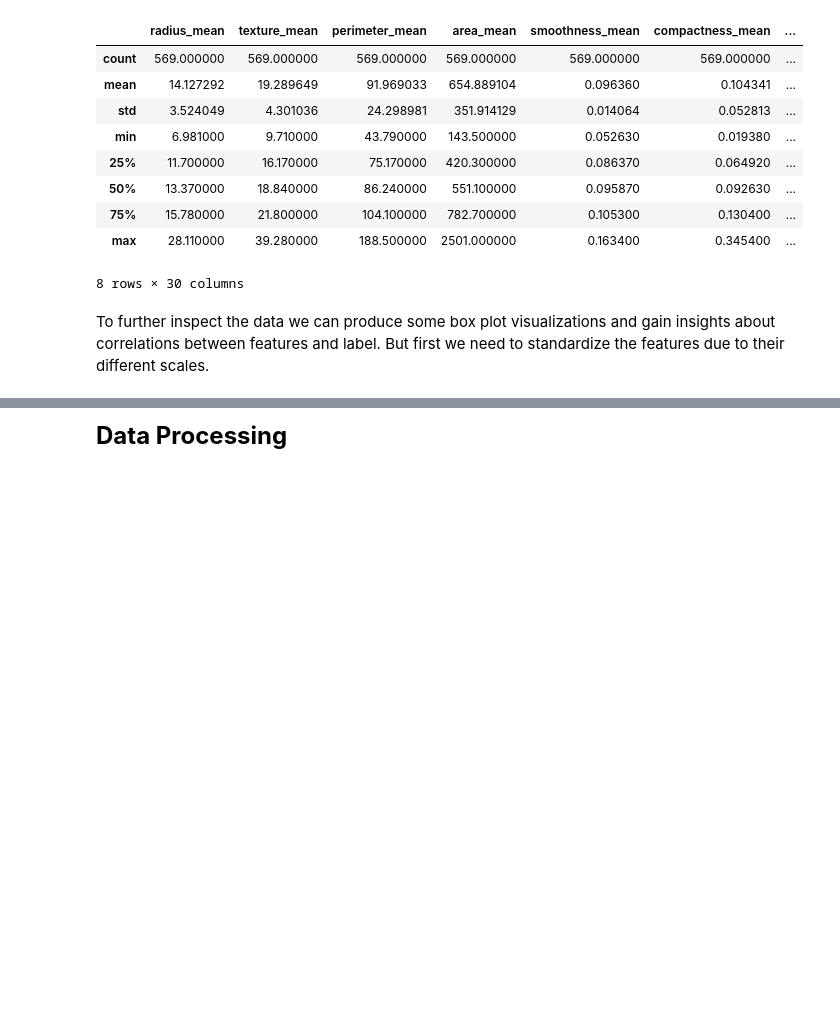
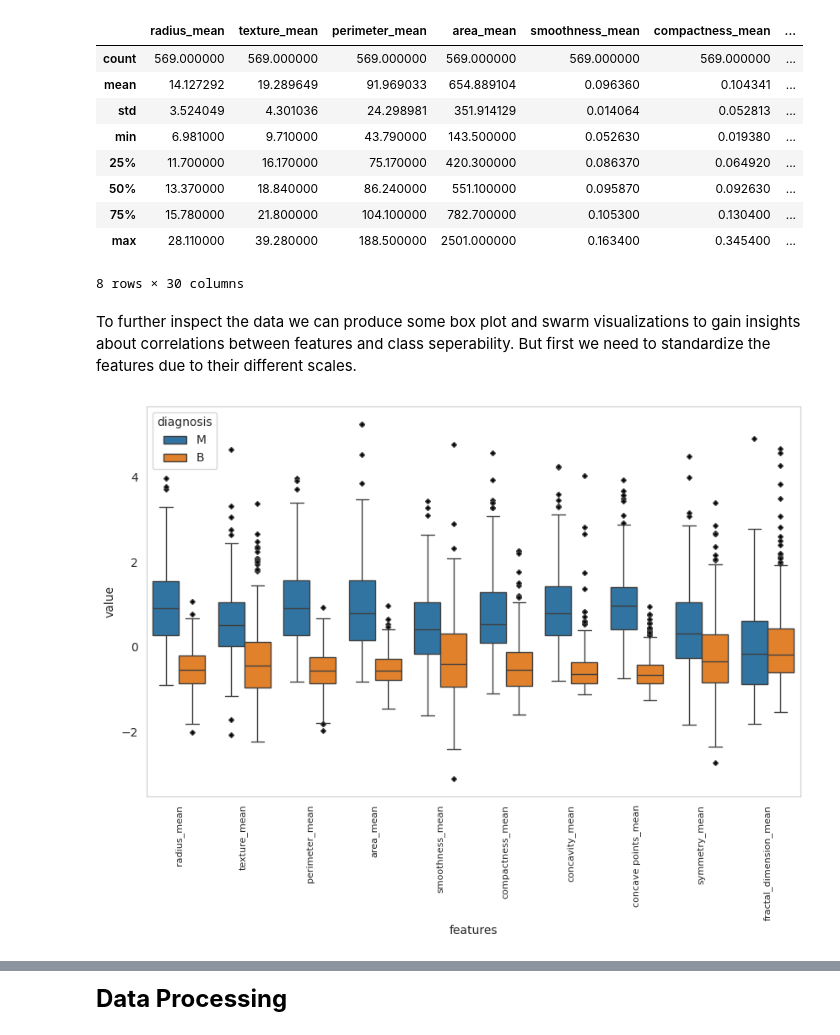
Before and after one commit to GonmasPT/Breast-Cancer-Wisconsin-Diagnosis, a Jupyter notebook: main.ipynb, the cells around one changed output, grey strips where cells are left out. Cells and saved outputs as stored; diff of their text form; code cells hidden in the pictures; blank space fills up the shorter version.

Commit message:
Update data visualization

```diff
--- a/main.ipynb
+++ b/main.ipynb
@@ -102,4 +102,20 @@ X.describe()
 | max | 28.110000 | 39.280000 | 188.500000 | 2501.000000 | 0.163400 | 0.345400 | ... |
 8 rows × 30 columns
 # %% [markdown]
-To further inspect the data we can produce some box plot visualizations and gain insights about correlations between features and label. But first we need to standardize the features due to their different scales.
+To further inspect the data we can produce some box plot and swarm visualizations to gain insights about correlations between features and class seperability. But first we need to standardize the features due to their different scales.
+# %%
+# Standardize the features
+X_stand = (X - X.mean()) / X.std()
+# %%
+# Show first set of 10 features
+df_stand = pd.concat([y, X_stand.iloc[:, 0:10]], axis=1)
+df_stand_melt = pd.melt(df_stand, id_vars=["diagnosis"], var_name="features", value_name="value")
+
+plt.figure(figsize=(10, 6))
+sns.boxplot(x="features", y="value", hue="diagnosis", data=df_stand_melt,
+            flierprops=dict(marker="D", color="black", markersize=3, markerfacecolor="black"))
+plt.grid(False)
+plt.xticks(rotation=90, fontsize=8)
+plt.show()
+# %% [output]
+[figure, added]
```
Also changed, not shown: parts of 10 cells of this notebook.
